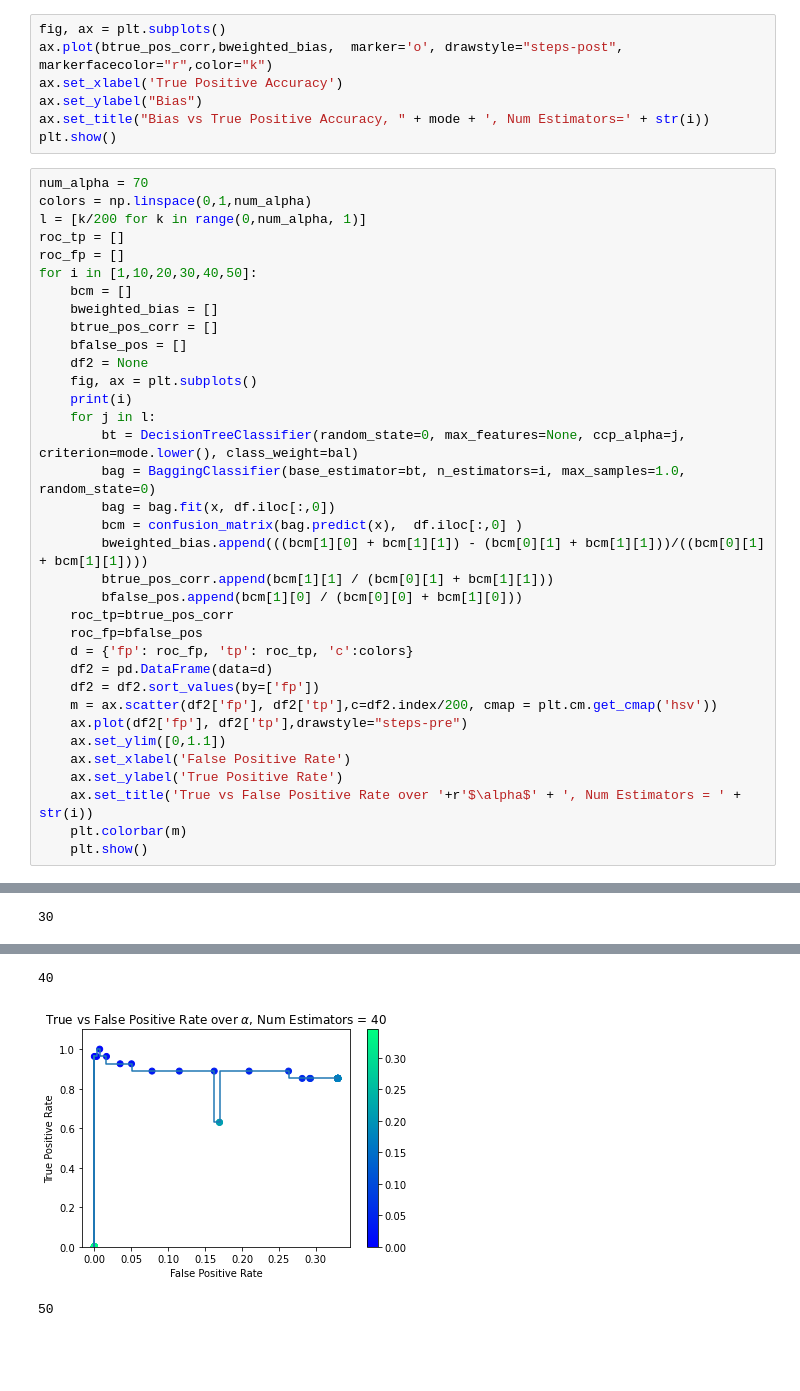
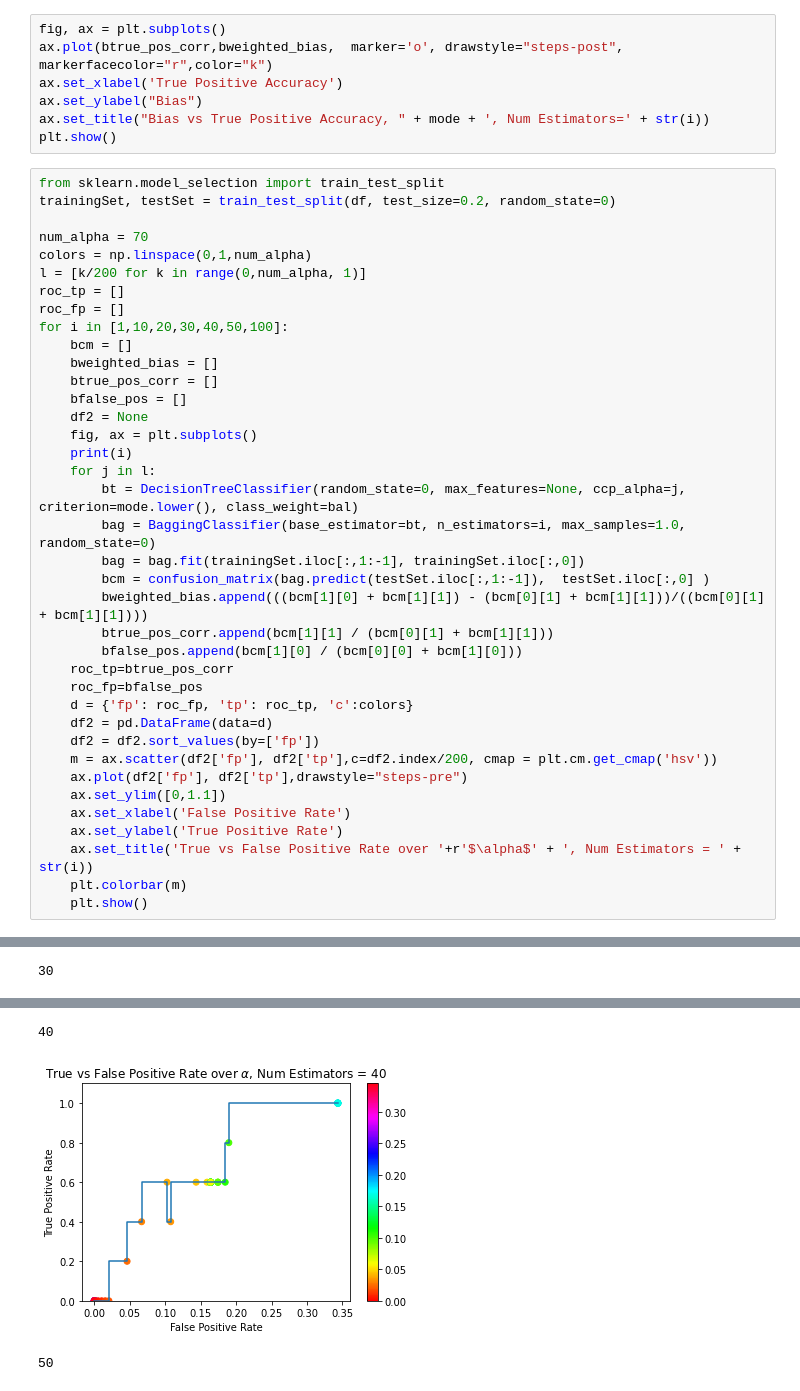
Before and after one commit to robertpuccinelli/grad, a Jupyter notebook: PH240C/midterm/midterm.ipynb, the cells around one changed output, grey strips where cells are left out. Cells and saved outputs as stored; diff of their text form; blank space fills up the shorter version.

Commit message:
Update figures

```diff
--- a/PH240C/midterm/midterm.ipynb
+++ b/PH240C/midterm/midterm.ipynb
@@ -178,12 +178,15 @@ ax.set_ylabel("Bias")
 ax.set_title("Bias vs True Positive Accuracy, " + mode + ', Num Estimators=' + str(i))
 plt.show()
 # %%
+from sklearn.model_selection import train_test_split
+trainingSet, testSet = train_test_split(df, test_size=0.2, random_state=0)
+
 num_alpha = 70
 colors = np.linspace(0,1,num_alpha)
 l = [k/200 for k in range(0,num_alpha, 1)]
 roc_tp = []
 roc_fp = []
-for i in [1,10,20,30,40,50]:
+for i in [1,10,20,30,40,50,100]:
     bcm = []
     bweighted_bias = []
     btrue_pos_corr = []
@@ -194,8 +197,8 @@ for i in [1,10,20,30,40,50]:
     for j in l:
         bt = DecisionTreeClassifier(random_state=0, max_features=None, ccp_alpha=j, criterion=mode.lower(), class_weight=bal)
         bag = BaggingClassifier(base_estimator=bt, n_estimators=i, max_samples=1.0, random_state=0)
-        bag = bag.fit(x, df.iloc[:,0])
-        bcm = confusion_matrix(bag.predict(x),  df.iloc[:,0] )
+        bag = bag.fit(trainingSet.iloc[:,1:-1], trainingSet.iloc[:,0])
+        bcm = confusion_matrix(bag.predict(testSet.iloc[:,1:-1]),  testSet.iloc[:,0] )
         bweighted_bias.append(((bcm[1][0] + bcm[1][1]) - (bcm[0][1] + bcm[1][1]))/((bcm[0][1] + bcm[1][1])))
         btrue_pos_corr.append(bcm[1][1] / (bcm[0][1] + bcm[1][1]))
         bfalse_pos.append(bcm[1][0] / (bcm[0][0] + bcm[1][0]))
@@ -224,3 +227,3 @@ for i in [1,10,20,30,40,50]:
 40
-[figure, old version]
+[figure, new version]
 50
```
Also changed, not shown: parts of 2 cells of this notebook, 14 other files.
